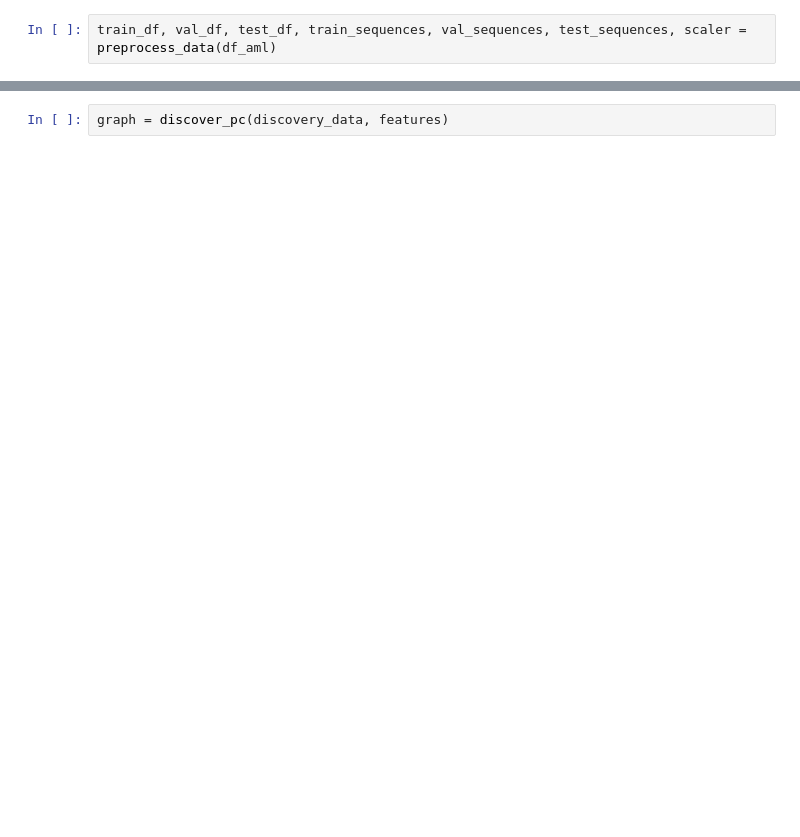
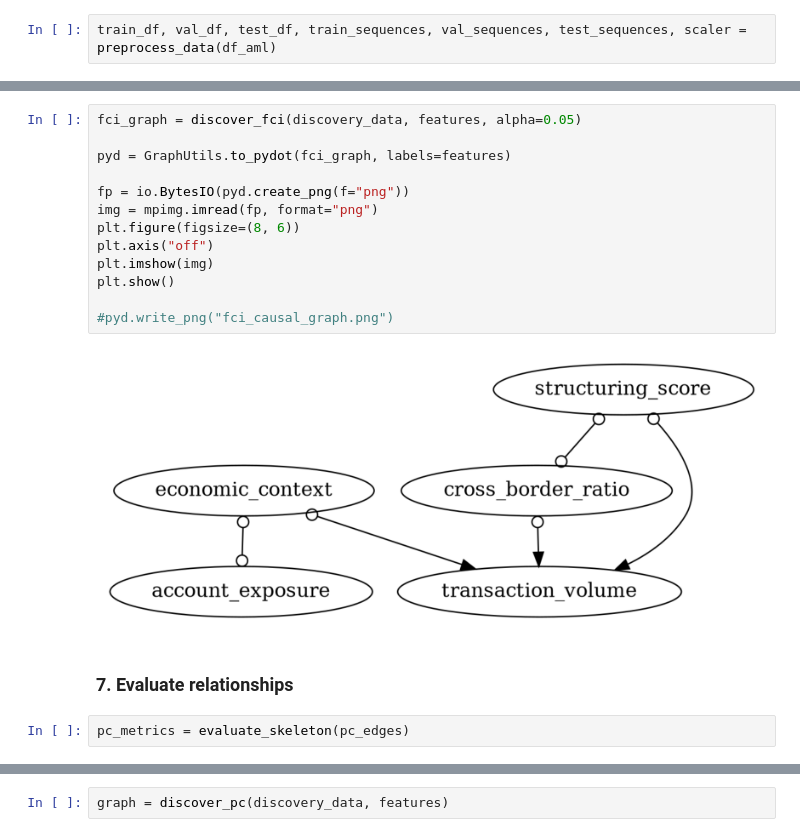
Before and after one commit to juananmonte/aml-working-paper, a Jupyter notebook: notebooks/causal_interactive.ipynb, the cells around one changed output, grey strips where cells are left out. Saved outputs shown, nothing was run; the diff lists cells and outputs as text; blank space fills up the shorter version.

Commit message:
Actualizar y simplificar causal inference

```diff
--- a/notebooks/causal_interactive.ipynb
+++ b/notebooks/causal_interactive.ipynb
@@ -228,0 +169,19 @@ Selected windows:
+# %%
+fci_graph = discover_fci(discovery_data, features, alpha=0.05)
+
+pyd = GraphUtils.to_pydot(fci_graph, labels=features)
+
+fp = io.BytesIO(pyd.create_png(f="png"))
+img = mpimg.imread(fp, format="png")
+plt.figure(figsize=(8, 6))
+plt.axis("off")
+plt.imshow(img)
+plt.show()
+
+#pyd.write_png("fci_causal_graph.png")
+# %% [output]
+[figure, added]
+# %% [markdown]
+### 7. Evaluate relationships
+# %%
+pc_metrics = evaluate_skeleton(pc_edges)
```
Also changed, not shown: parts of 58 cells of this notebook, 8 other files.
